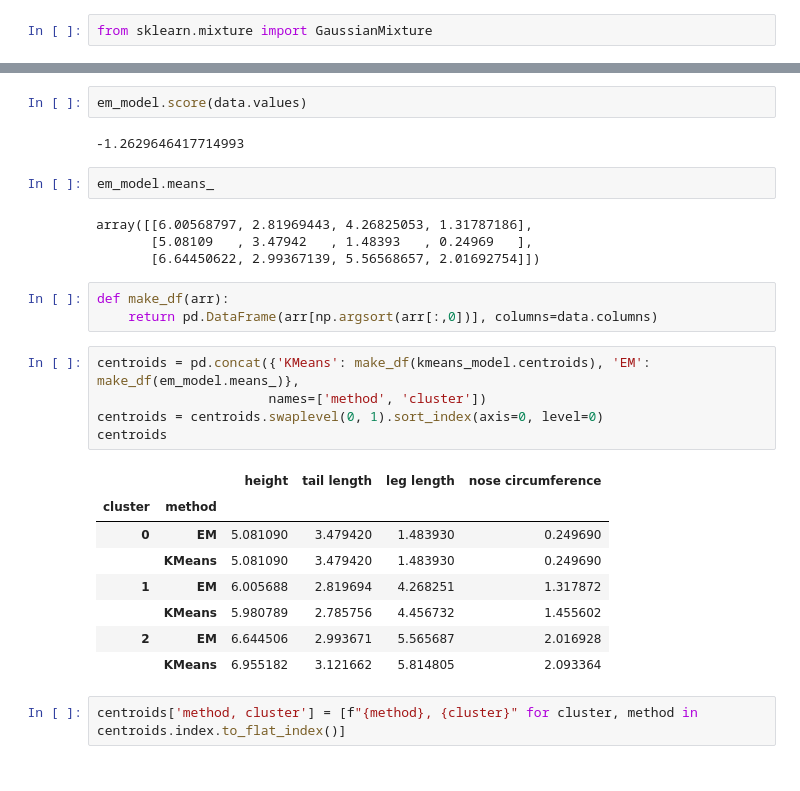
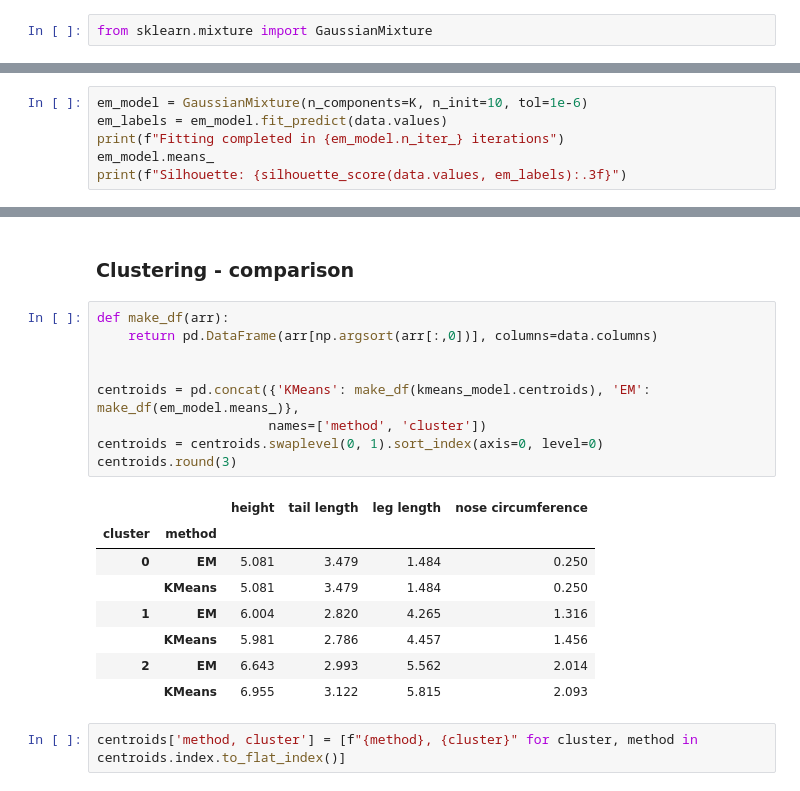
Before and after one commit to animaviridis/dmv-practicals, a Jupyter notebook: assessment/assignment1/task1/task1.ipynb, the cells around one changed output, grey strips where cells are left out. Saved outputs shown, nothing was run; the diff lists cells and outputs as text.

```diff
--- a/assessment/assignment1/task1/task1.ipynb
+++ b/assessment/assignment1/task1/task1.ipynb
@@ -201,0 +178,6 @@ em_labels = em_model.fit_predict(data.values)
+# %%
+em_model = GaussianMixture(n_components=K, n_init=10, tol=1e-6)
+em_labels = em_model.fit_predict(data.values)
+print(f"Fitting completed in {em_model.n_iter_} iterations")
+em_model.means_
+print(f"Silhouette: {silhouette_score(data.values, em_labels):.3f}")
@@ -207,30 +193,23 @@ Silhouette score: 0.505
-# %%
-em_model.score(data.values)
-# %% [output]
--1.2629646417714993
-# %%
-em_model.means_
-# %% [output]
-array([[6.00568797, 2.81969443, 4.26825053, 1.31787186],
-       [5.08109   , 3.47942   , 1.48393   , 0.24969   ],
-       [6.64450622, 2.99367139, 5.56568657, 2.01692754]])
+# %% [markdown]
+### Clustering - comparison
 # %%
 def make_df(arr):
     return pd.DataFrame(arr[np.argsort(arr[:,0])], columns=data.columns)
+
+
+centroids = pd.concat({'KMeans': make_df(kmeans_model.centroids), 'EM': make_df(em_model.means_)},
+                      names=['method', 'cluster'])
+centroids = centroids.swaplevel(0, 1).sort_index(axis=0, level=0)
+centroids.round(3)
+# %% [output]
+|  |  | height | tail length | leg length | nose circumference |
+| cluster | method |  |  |  |  |
+| 0 | EM | 5.081 | 3.479 | 1.484 | 0.250 |
+|  | KMeans | 5.081 | 3.479 | 1.484 | 0.250 |
+| 1 | EM | 6.004 | 2.820 | 4.265 | 1.316 |
+|  | KMeans | 5.981 | 2.786 | 4.457 | 1.456 |
+| 2 | EM | 6.643 | 2.993 | 5.562 | 2.014 |
+|  | KMeans | 6.955 | 3.122 | 5.815 | 2.093 |
-# %%
-centroids = pd.concat({'KMeans': make_df(kmeans_model.centroids), 'EM': make_df(em_model.means_)},
-                      names=['method', 'cluster'])
-centroids = centroids.swaplevel(0, 1).sort_index(axis=0, level=0)
-centroids
-# %% [output]
-|  |  | height | tail length | leg length | nose circumference |
-| cluster | method |  |  |  |  |
-| 0 | EM | 5.081090 | 3.479420 | 1.483930 | 0.249690 |
-|  | KMeans | 5.081090 | 3.479420 | 1.483930 | 0.249690 |
-| 1 | EM | 6.005688 | 2.819694 | 4.268251 | 1.317872 |
-|  | KMeans | 5.980789 | 2.785756 | 4.456732 | 1.455602 |
-| 2 | EM | 6.644506 | 2.993671 | 5.565687 | 2.016928 |
-|  | KMeans | 6.955182 | 3.121662 | 5.814805 | 2.093364 |
 # %%
 centroids['method, cluster'] = [f"{method}, {cluster}" for cluster, method in centroids.index.to_flat_index()]
 # %%
```
Also changed, not shown: parts of 13 cells of this notebook, 2 other files.
